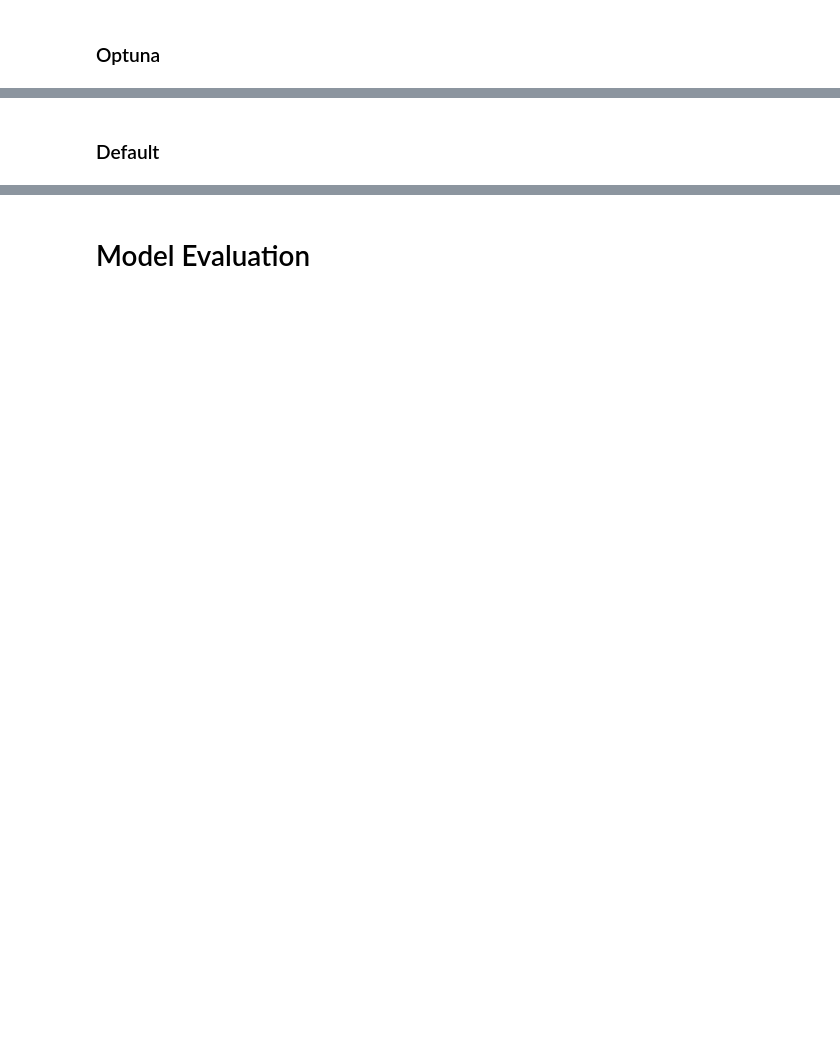
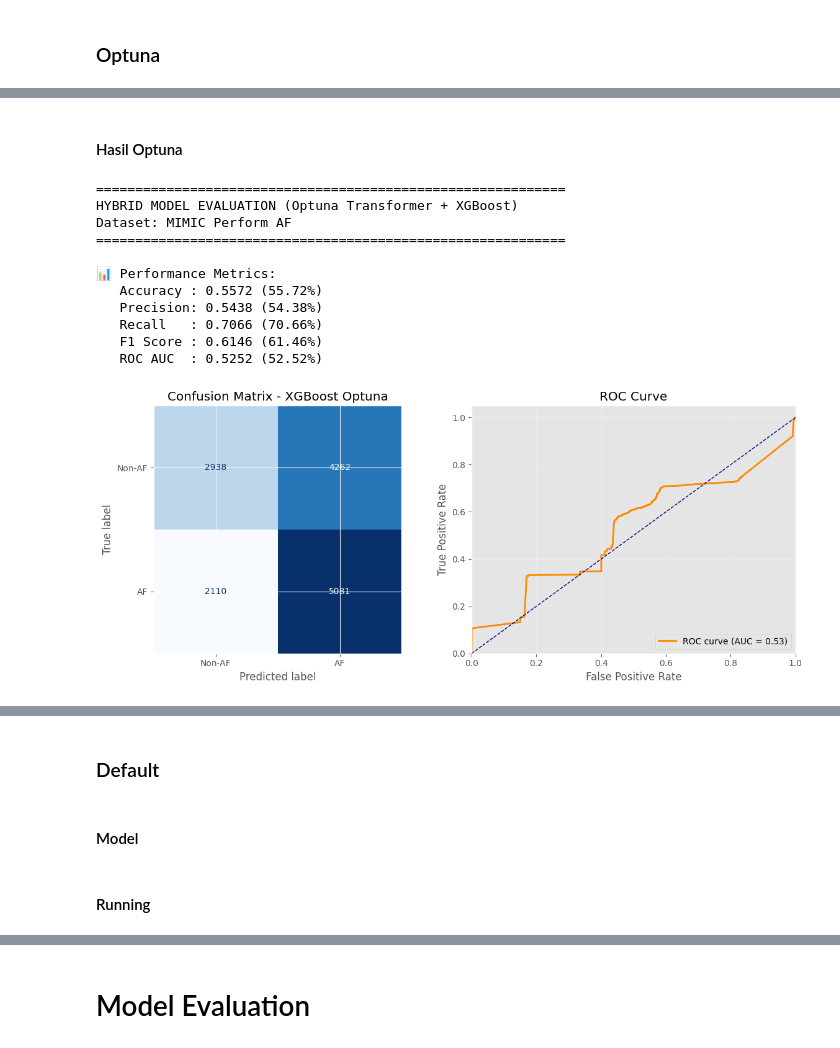
Before and after one commit to wraphierdz/FP_MLxDM, a Jupyter notebook: Notebook/LSTM/LSTM XGBoost.ipynb, the cells around one changed output, grey strips where cells are left out. Drawn from its saved outputs; the diff is of its cells as text; code cells hidden in the pictures; blank space fills up the shorter version.

```diff
--- a/Notebook/LSTM/LSTM XGBoost.ipynb
+++ b/Notebook/LSTM/LSTM XGBoost.ipynb
@@ -649,3 +1162,7 @@ print(f"   Test: {X_test_weights.shape}")
 # %%
-### Save Model
-### Isi sendiri
+# Train XGBoost with Optuna best parameters using features from Optuna Transformer
+xgb_optuna = XGBClassifier(**study_xgb.best_params, use_label_encoder=False, eval_metric='logloss')
+
+print("Training XGBoost with Optuna best parameters (Optuna Transformer features)...")
+xgb_optuna.fit(X_train_weights_optuna, y_train_seq)
+print("✅ XGBoost (Optuna) trained")
@@ -651,0 +1201,67 @@ print(f"   Test: {X_test_weights.shape}")
+# %% [markdown]
+#### Hasil Optuna
+# %%
+# Evaluate XGBoost Optuna model
+y_prob_optuna = xgb_optuna.predict_proba(X_test_weights_optuna)[:, 1]
+y_pred_optuna = xgb_optuna.predict(X_test_weights_optuna)
+
+# Metrics
+acc_optuna = accuracy_score(y_test_seq, y_pred_optuna)
+prec_optuna = precision_score(y_test_seq, y_pred_optuna, zero_division=0)
+recall_optuna = recall_score(y_test_seq, y_pred_optuna, zero_division=0)
+f1_optuna = f1_score(y_test_seq, y_pred_optuna, zero_division=0)
+roauc_optuna = roc_auc_score(y_test_seq, y_prob_optuna) if len(np.unique(y_pred_optuna)) > 1 else 0.5
+
+print("="*60)
+print("HYBRID MODEL EVALUATION (Optuna Transformer + XGBoost)")
+print("Dataset: MIMIC Perform AF")
+print("="*60)
+print(f"\n📊 Performance Metrics:")
+print(f"   Accuracy : {acc_optuna:.4f} ({acc_optuna*100:.2f}%)")
+print(f"   Precision: {prec_optuna:.4f} ({prec_optuna*100:.2f}%)")
+print(f"   Recall   : {recall_optuna:.4f} ({recall_optuna*100:.2f}%)")
+print(f"   F1 Score : {f1_optuna:.4f} ({f1_optuna*100:.2f}%)")
+print(f"   ROC AUC  : {roauc_optuna:.4f} ({roauc_optuna*100:.2f}%)")
+
+# Confusion Matrix & ROC Curve
+cm_optuna = confusion_matrix(y_test_seq, y_pred_optuna)
+fpr, tpr, thresholds = roc_curve(y_test_seq, y_prob_optuna)
+
+fig, axes = plt.subplots(1, 2, figsize=(12, 5))
+
+# Confusion Matrix
+disp_optuna = ConfusionMatrixDisplay(confusion_matrix=cm_optuna, display_labels=['Non-AF', 'AF'])
+disp_optuna.plot(cmap='Blues', ax=axes[0], colorbar=False)
+axes[0].set_title('Confusion Matrix - XGBoost Optuna')
+
+# ROC Curve
+axes[1].plot(fpr, tpr, color='darkorange', lw=2, label=f'ROC curve (AUC = {roauc_optuna:.2f})')
+axes[1].plot([0, 1], [0, 1], color='navy', lw=1, linestyle='--')
+axes[1].set_xlim([0.0, 1.0])
+axes[1].set_ylim([0.0, 1.05])
+axes[1].set_xlabel('False Positive Rate')
+axes[1].set_ylabel('True Positive Rate')
+axes[1].set_title('ROC Curve')
+axes[1].legend(loc="lower right")
+axes[1].grid(True, alpha=0.3)
+
+plt.tight_layout()
+plt.show()
+
+print("\n" + "="*60)
+print("Classification Report:")
+print("="*60)
+print(classification_report(y_test_seq, y_pred_optuna, target_names=['Non-AF', 'AF'], zero_division=0))
+# %% [output]
+============================================================
+HYBRID MODEL EVALUATION (Optuna Transformer + XGBoost)
+Dataset: MIMIC Perform AF
+============================================================
+
+📊 Performance Metrics:
+   Accuracy : 0.5572 (55.72%)
+   Precision: 0.5438 (54.38%)
+   Recall   : 0.7066 (70.66%)
+   F1 Score : 0.6146 (61.46%)
+   ROC AUC  : 0.5252 (52.52%)
+[figure, added]
@@ -652,2 +1279,4 @@ print(f"   Test: {X_test_weights.shape}")
 # %% [markdown]
 ### Default
+# %% [markdown]
+#### Model
@@ -654 +1285,3 @@ print(f"   Test: {X_test_weights.shape}")
+# %% [markdown]
+#### Running
 # %%
```
Also changed, not shown: parts of 81 cells of this notebook, 6 other files.
